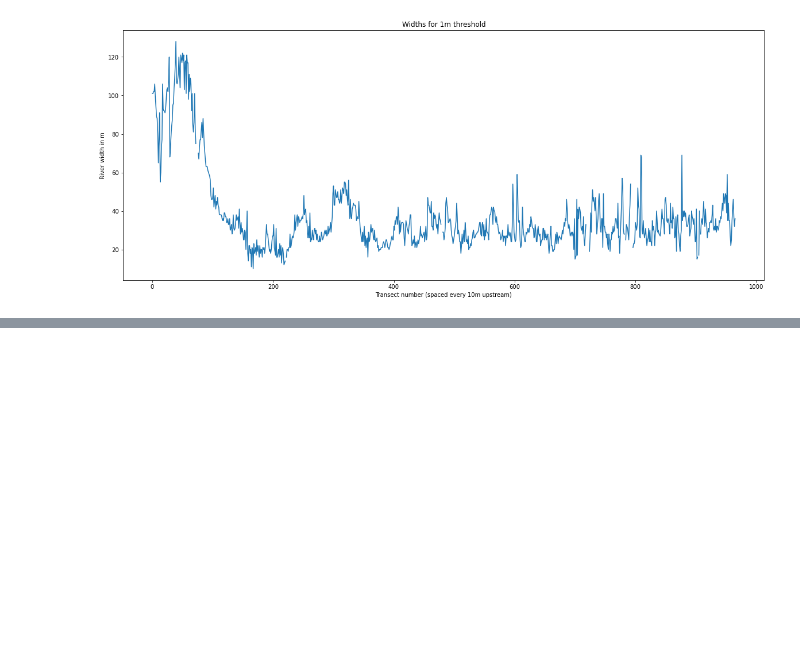
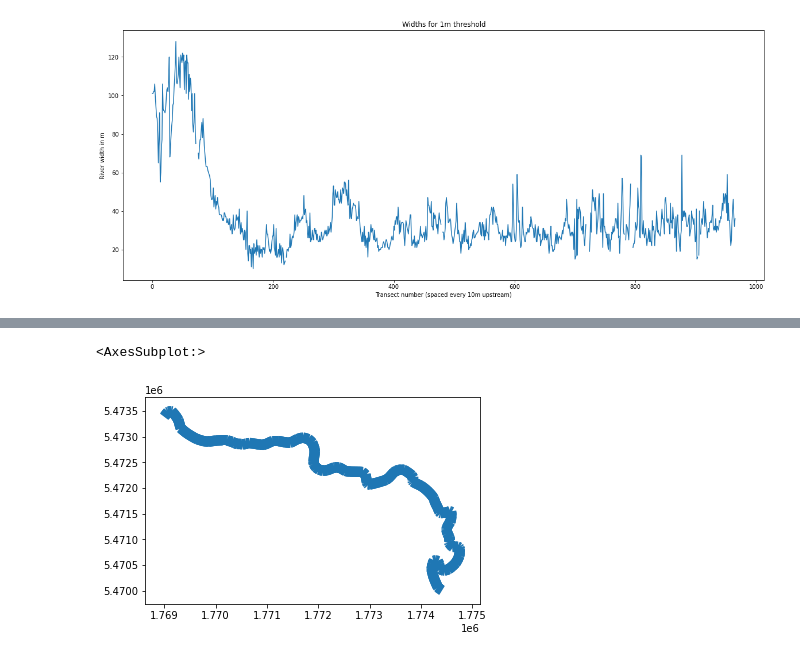
Before and after one commit to rosepearson/Hydrologic-DEMs-scripts, a Jupyter notebook: jupyter_notebooks/Extract river channel shapes.ipynb, the cells around one changed output, grey strips where cells are left out. Saved outputs shown, nothing was run; the diff lists cells and outputs as text; code cells hidden in the pictures; blank space fills up the shorter version.

```diff
--- a/jupyter_notebooks/Extract river channel shapes.ipynb
+++ b/jupyter_notebooks/Extract river channel shapes.ipynb
@@ -445,0 +447,5 @@ transects_to_matt.to_csv(fr"C:\Users\pearsonra\Documents\data\river_bathemetry\w
+# %%
+transects_to_matt = transects.drop(columns=['nx', 'ny', 'length', 'min_z', 'first_widths', 'last_widths', 'width_line', 'mean_min_z', 'upstream_min_z'])
+transects_to_matt['nzsegment'] = numpy.zeros(len(transects_to_matt['width']), dtype=int) * -1
+for i, row in flat_waikanae_river_area.iterrows():
+    transects_to_matt.loc[transects_to_matt.intersects(row.geometry), ('nzsegment')] = row['nzsegment']
@@ -445,0 +472,5 @@ transects_to_matt.to_csv(fr"C:\Users\pearsonra\Documents\data\river_bathemetry\w
+# %%
+transects_to_matt.loc[transects_to_matt.intersects(flat_waikanae_river_area.iloc[].geometry), ('nzsegment')] = row['nzsegment']
+# %% [output]
+<AxesSubplot:>
+[figure, added]
```
Also changed, not shown: parts of 81 cells of this notebook.
